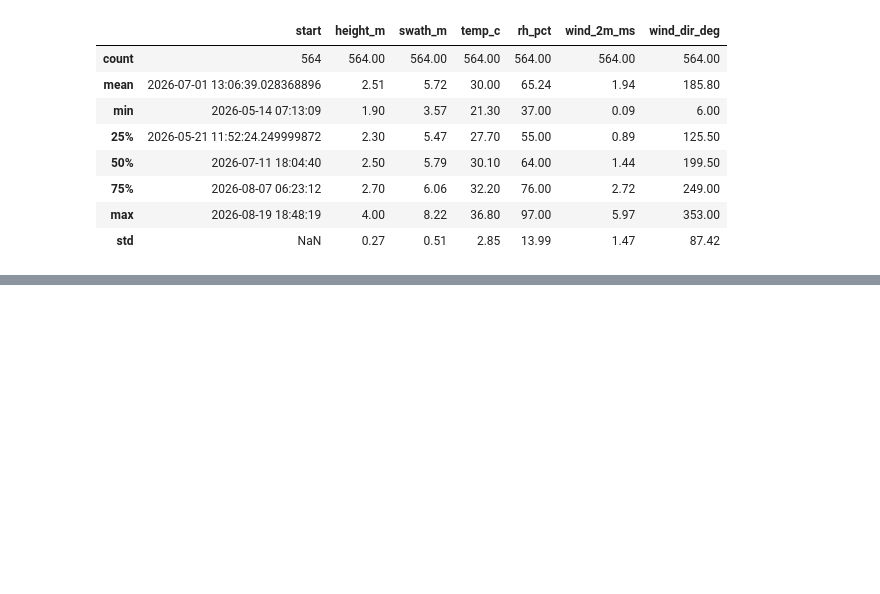
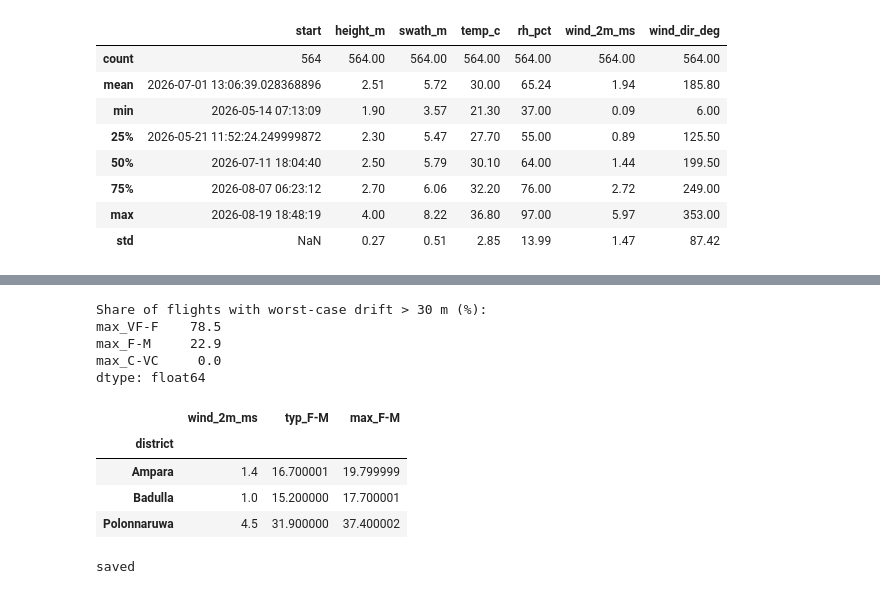
Before and after one commit to ShiharaXcor/AI-Driven-Drone-System-for-Precision-Spraying-in-Sri-Lankan-Tea-Plantations-J26-DS-346, a Jupyter notebook: component2_wind_spraying/validation/suleco_validation.ipynb, the cells around one changed output, grey strips where cells are left out. Drawn from its saved outputs; the diff is of its cells as text; code cells hidden in the pictures; blank space fills up the shorter version.

```diff
--- a/component2_wind_spraying/validation/suleco_validation.ipynb
+++ b/component2_wind_spraying/validation/suleco_validation.ipynb
@@ -79,0 +140,20 @@ matched with weather: 564 of 564
+# %%
+print("Share of flights with worst-case drift > 30 m (%):")
+print(((v[["max_VF-F", "max_F-M", "max_C-VC"]] > 30).mean() * 100).round(1))
+v.groupby("district")[["wind_2m_ms", "typ_F-M", "max_F-M"]].median().round(1)
+# %% [output]
+Share of flights with worst-case drift > 30 m (%):
+max_VF-F    78.5
+max_F-M     22.9
+max_C-VC     0.0
+dtype: float64
+|  | wind_2m_ms | typ_F-M | max_F-M |
+| district |  |  |  |
+| Ampara | 1.4 | 16.700001 | 19.799999 |
+| Badulla | 1.0 | 15.200000 | 17.700001 |
+| Polonnaruwa | 4.5 | 31.900000 | 37.400002 |
+# %%
+v[["district", "start", "height_m", "swath_m", "speed_ms", "temp_c", "rh_pct", "wind_2m_ms"] + cols].round(2).to_csv("suleco_predicted_drift_summary.csv", index=False)
+print("saved")
+# %% [output]
+saved
```
Also changed, not shown: parts of 6 cells of this notebook.
